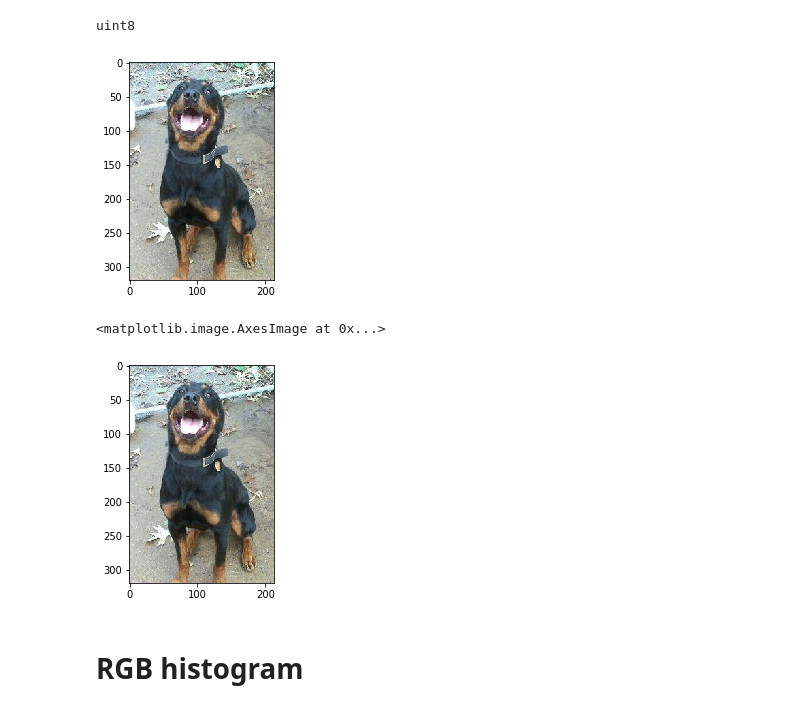
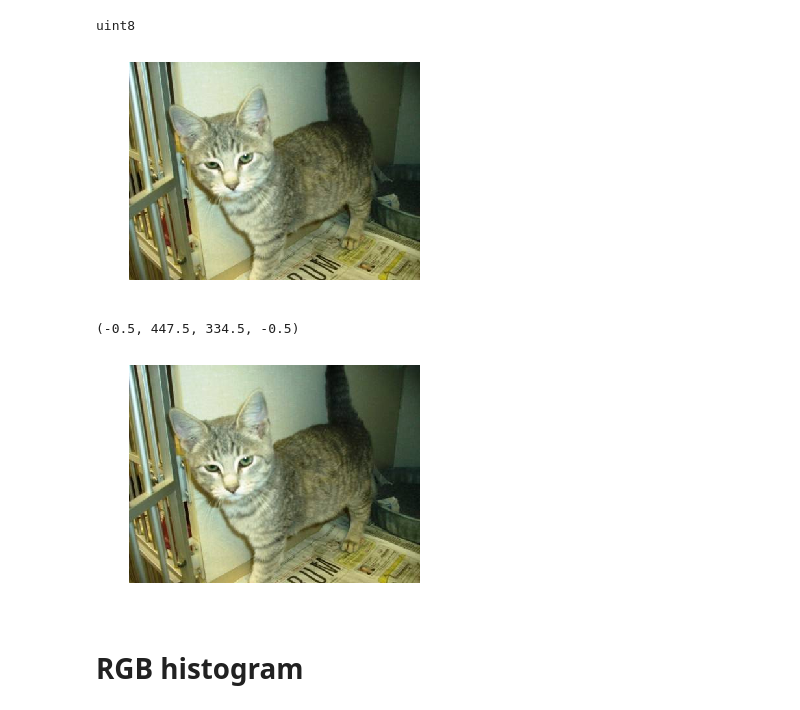
Before and after one commit to paulo-chagas/fundamentosVisao, a Jupyter notebook: 2-Roteiro II.ipynb, the cells around one changed output. Cells and saved outputs as stored; diff of their text form; code cells hidden in the pictures.

```diff
--- a/2-Roteiro II.ipynb
+++ b/2-Roteiro II.ipynb
@@ -9,7 +13,7 @@ import scipy
 import os
 import glob
 
-dataset_path = './dataset/'
+dataset_path = './dataset_new/'
 train_path = os.path.join(dataset_path,'train','*','*')
 test_path = os.path.join(dataset_path,'test','*')
 
@@ -38,24 +43,27 @@ min 0
 # %%
 from skimage.filters import gaussian, laplace
 from skimage.color import rgb2gray
 
 def normalize(img):
     img_ = (img-img.min())*255.0/(img.max()-img.min())
     img_ = np.array(img_, dtype=np.uint32)
     return img_
 
 img_ = normalize(img)
 
 print(img.dtype)
 plt.figure()
-plt.imshow(img_,cmap="gray")
+plt.axis('off')
+plt.imshow(img_)
+
 plt.show()
 plt.imshow(img)
+plt.axis('off')
 # %% [output]
 uint8
-[figure, old version]
+[figure, new version]
-<matplotlib.image.AxesImage at 0x...>
+(-0.5, 447.5, 334.5, -0.5)
-[figure, old version]
+[figure, new version]
 # %% [markdown]
 # RGB histogram
 # %%
```
Also changed, not shown: parts of 8 cells of this notebook.
